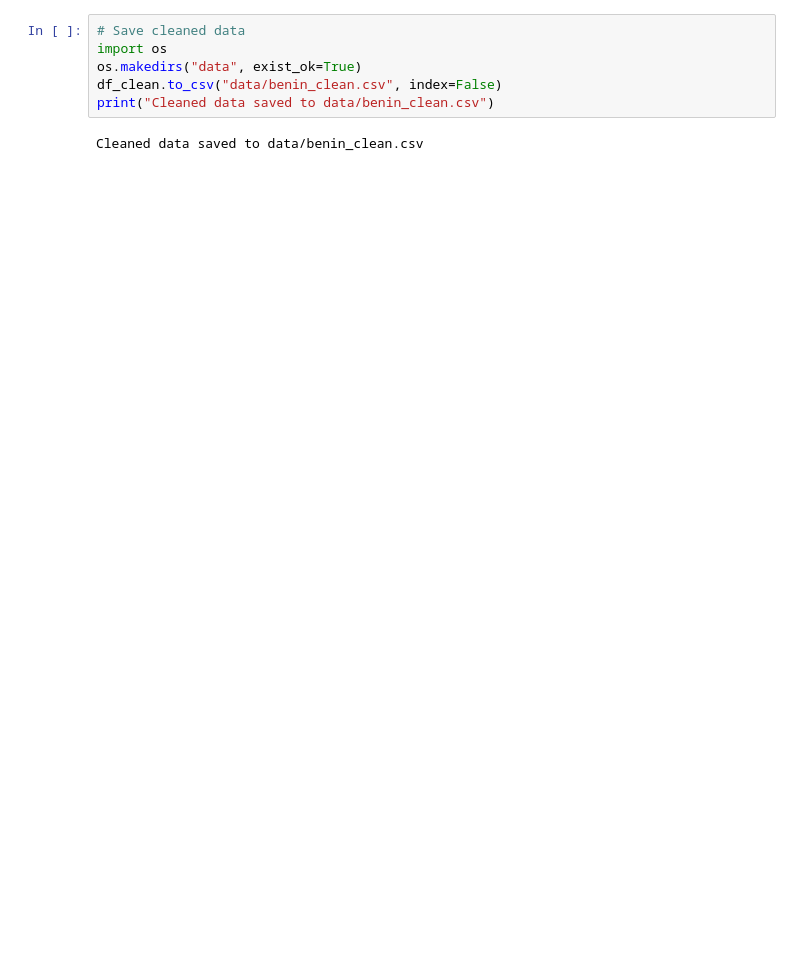
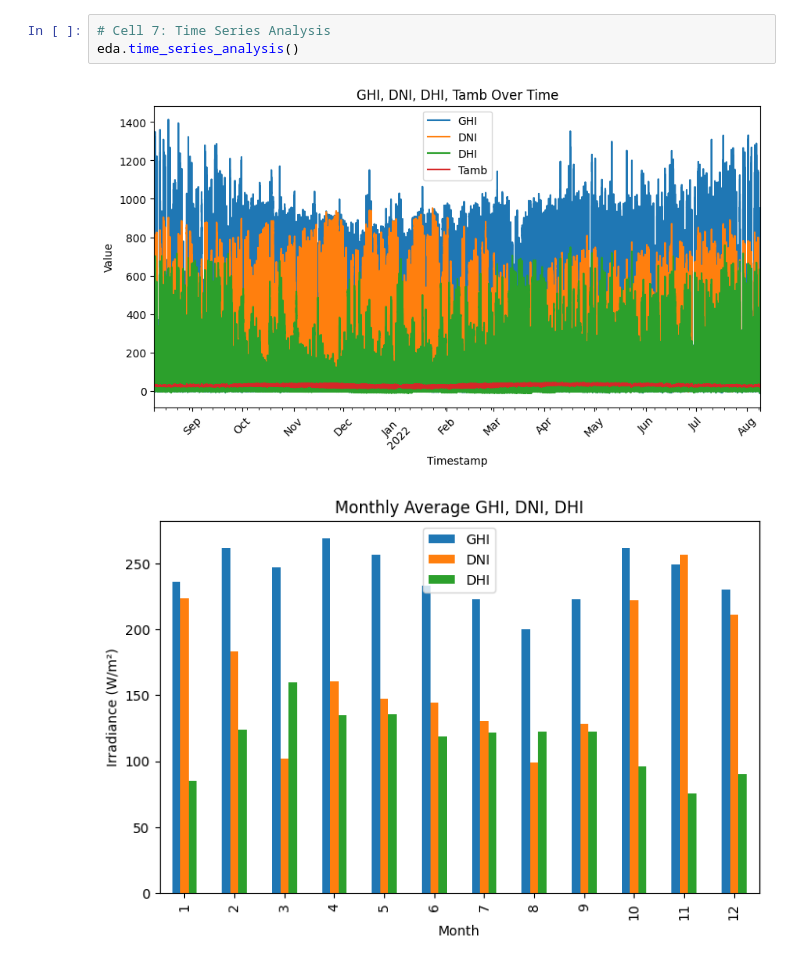
Before and after one commit to Lifeconr/solar-challenge-week1, a Jupyter notebook: notebooks/benin_eda.ipynb, the cells around one changed output. Cells and saved outputs as stored; diff of their text form; blank space fills up the shorter version.

```diff
--- a/notebooks/benin_eda.ipynb
+++ b/notebooks/benin_eda.ipynb
@@ -101,9 +125,7 @@ For example, when doing 'df[col].method(value, inplace=True)', try using 'df.met
 # %%
-# Save cleaned data
-import os
-os.makedirs("data", exist_ok=True)
-df_clean.to_csv("data/benin_clean.csv", index=False)
-print("Cleaned data saved to data/benin_clean.csv")
+# Cell 7: Time Series Analysis
+eda.time_series_analysis()
 # %% [output]
-Cleaned data saved to data/benin_clean.csv
+[figure, added]
+[figure, added]
 # %%
```
Also changed, not shown: parts of 15 cells of this notebook, 2 other files.
